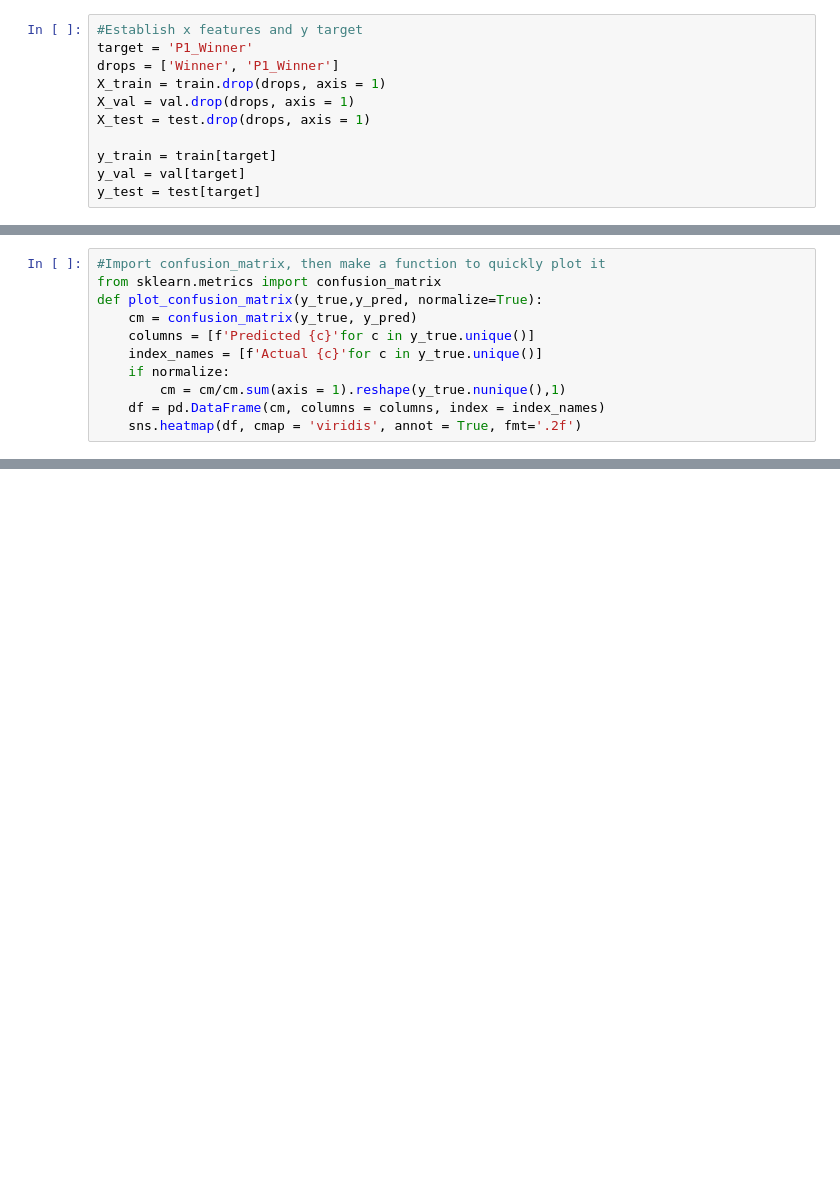
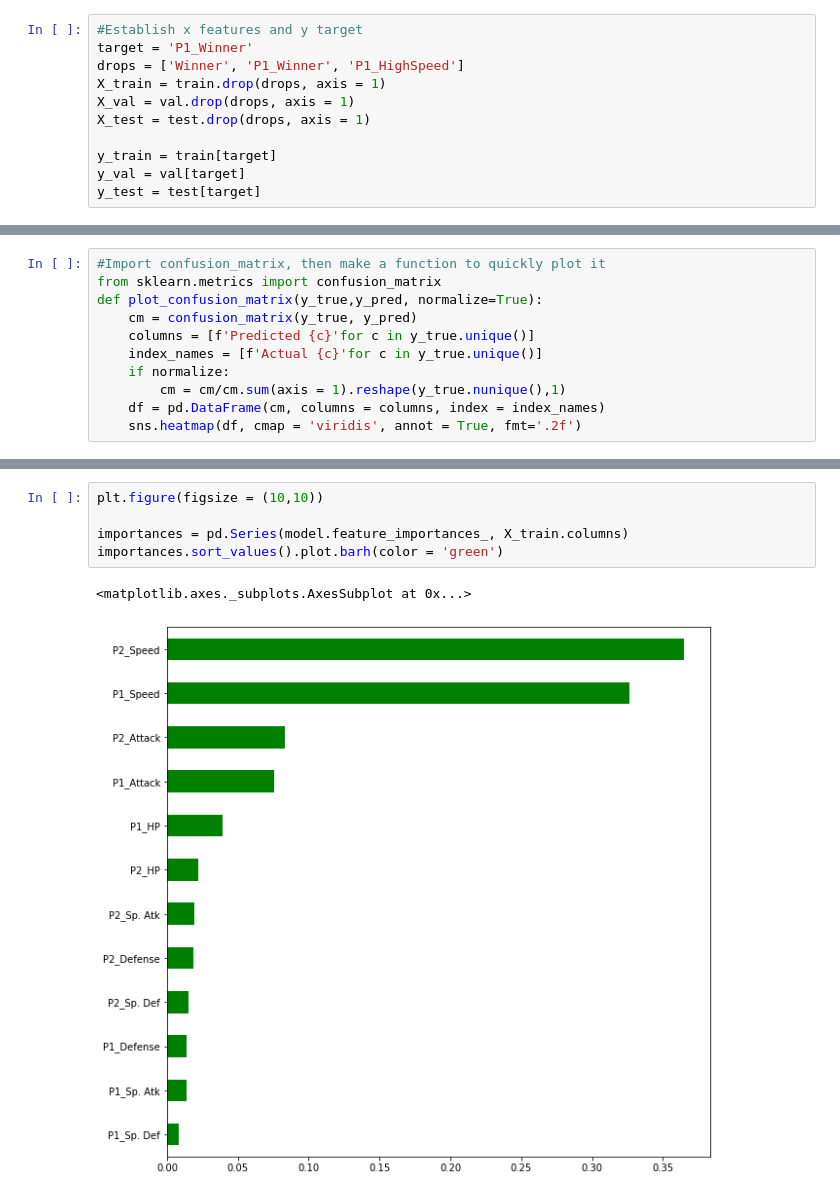
Before and after one commit to GwenStacey/DS-Unit-2-Project, a Jupyter notebook: Project.ipynb, the cells around one changed output, grey strips where cells are left out. Drawn from its saved outputs; the diff is of its cells as text; blank space fills up the shorter version.

```diff
--- a/Project.ipynb
+++ b/Project.ipynb
@@ -126,7 +86,7 @@ train, test = train_test_split(train)
 # %%
 #Establish x features and y target
 target = 'P1_Winner'
-drops = ['Winner', 'P1_Winner']
+drops = ['Winner', 'P1_Winner', 'P1_HighSpeed']
 X_train = train.drop(drops, axis = 1)
 X_val = val.drop(drops, axis = 1)
 X_test = test.drop(drops, axis = 1)
@@ -198,0 +159,8 @@ plot_confusion_matrix(y_val, y_pred)
+# %%
+plt.figure(figsize = (10,10))
+
+importances = pd.Series(model.feature_importances_, X_train.columns)
+importances.sort_values().plot.barh(color = 'green')
+# %% [output]
+<matplotlib.axes._subplots.AxesSubplot at 0x...>
+[figure, added]
```
Also changed, not shown: parts of 25 cells of this notebook.
